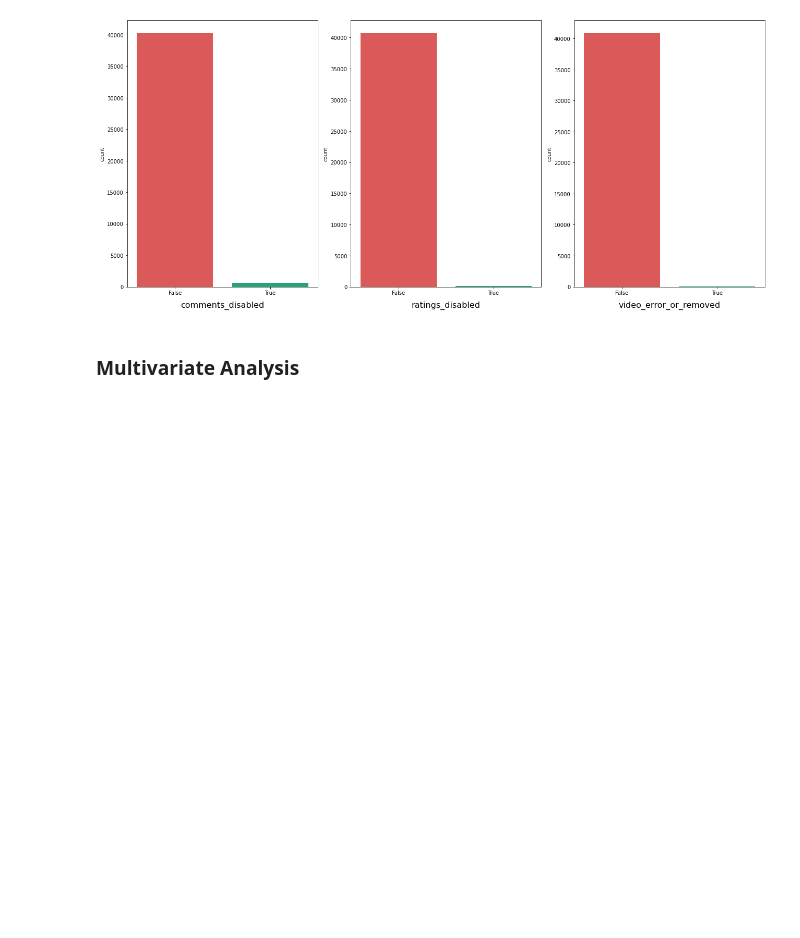
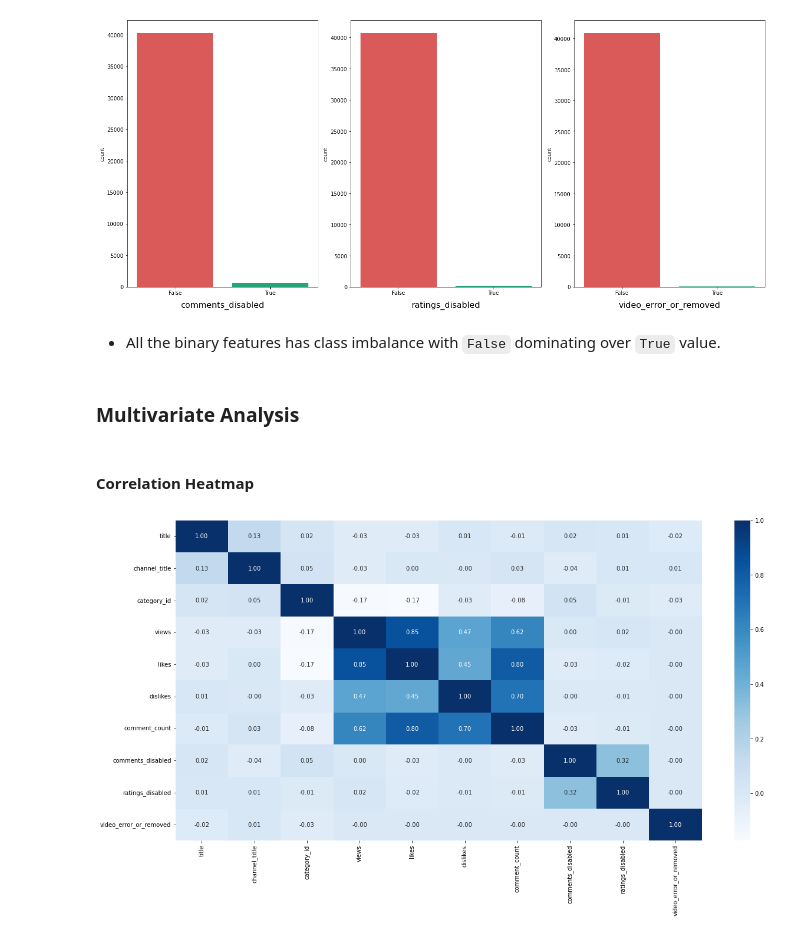
Before and after one commit to dendihandian/data-portfolio, a Jupyter notebook: youtube-views/youtube-views.ipynb, the cells around one changed output. Drawn from its saved outputs; the diff is of its cells as text; code cells hidden in the pictures; blank space fills up the shorter version.

Commit message:
add heatmap and pairplot

```diff
--- a/youtube-views/youtube-views.ipynb
+++ b/youtube-views/youtube-views.ipynb
@@ -196,5 +201,20 @@ for index in range(0, len(binary_features)):
 plt.show();
 # %% [output]
 [figure]
+# %% [markdown]
+- All the binary features has class imbalance with `False` dominating over `True` value.
 # %% [markdown]
 ### Multivariate Analysis
+# %% [markdown]
+#### Correlation Heatmap
+# %%
+# label encoding for heatmap
+idf = df.copy()
+for feature in idf.select_dtypes(include='object').columns.tolist():
+    idf[feature] = idf[feature].astype('category').cat.codes
+
+plt.figure(figsize=(20, 10))
+sns.heatmap(idf.corr(), cmap='Blues', annot=True, fmt='.2f')
+plt.show();
+# %% [output]
+[figure, added]
```
Also changed, not shown: parts of 10 cells of this notebook.
